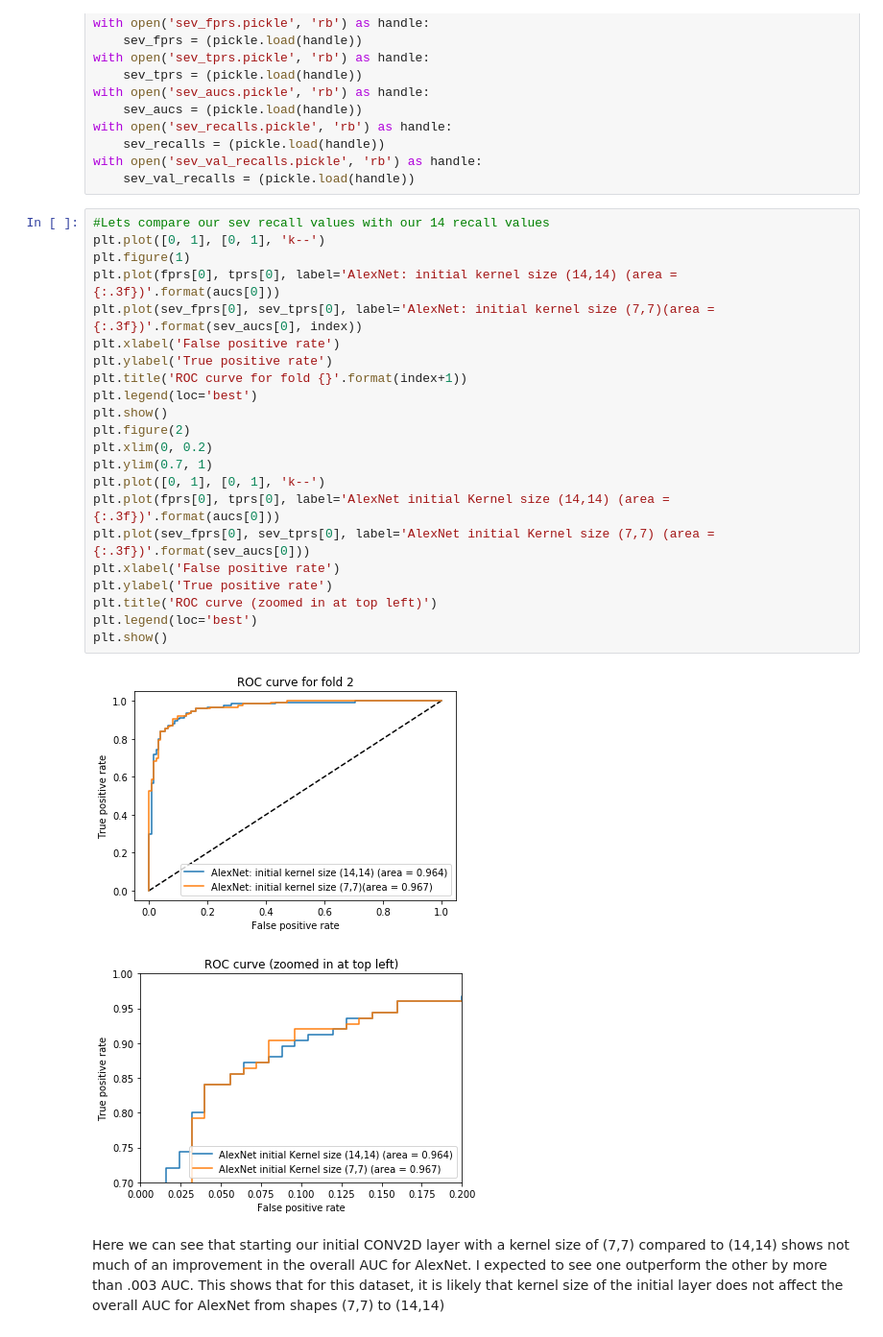
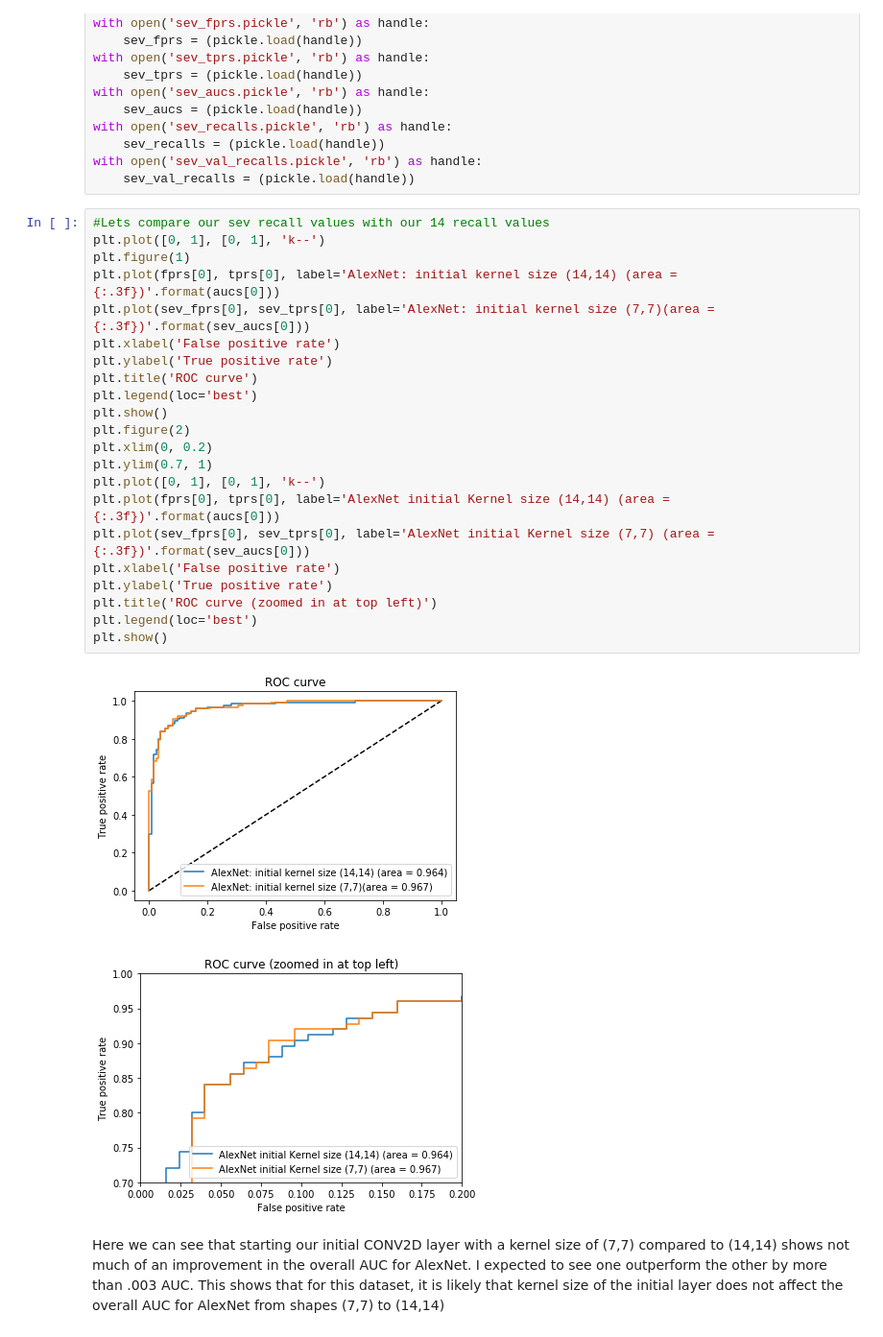
Before and after one commit to Hd0702/CSE5324, a Jupyter notebook: A6/Lab6.ipynb, the cells around one changed output. Shown at 96% size. Drawn from its saved outputs; the diff is of its cells as text.

```diff
--- a/A6/Lab6.ipynb
+++ b/A6/Lab6.ipynb
@@ -419,27 +417,27 @@ with open('sev_val_recalls.pickle', 'rb') as handle:
 # %%
 #Lets compare our sev recall values with our 14 recall values
 plt.plot([0, 1], [0, 1], 'k--')
 plt.figure(1)
 plt.plot(fprs[0], tprs[0], label='AlexNet: initial kernel size (14,14) (area = {:.3f})'.format(aucs[0]))
-plt.plot(sev_fprs[0], sev_tprs[0], label='AlexNet: initial kernel size (7,7)(area = {:.3f})'.format(sev_aucs[0], index))
+plt.plot(sev_fprs[0], sev_tprs[0], label='AlexNet: initial kernel size (7,7)(area = {:.3f})'.format(sev_aucs[0]))
 plt.xlabel('False positive rate')
 plt.ylabel('True positive rate')
-plt.title('ROC curve for fold {}'.format(index+1))
+plt.title('ROC curve')
 plt.legend(loc='best')
 plt.show()
 plt.figure(2)
 plt.xlim(0, 0.2)
 plt.ylim(0.7, 1)
 plt.plot([0, 1], [0, 1], 'k--')
 plt.plot(fprs[0], tprs[0], label='AlexNet initial Kernel size (14,14) (area = {:.3f})'.format(aucs[0]))
 plt.plot(sev_fprs[0], sev_tprs[0], label='AlexNet initial Kernel size (7,7) (area = {:.3f})'.format(sev_aucs[0]))
 plt.xlabel('False positive rate')
 plt.ylabel('True positive rate')
 plt.title('ROC curve (zoomed in at top left)')
 plt.legend(loc='best')
 plt.show()
 # %% [output]
-[figure, old version]
+[figure, new version]
 [figure]
 # %% [markdown]
 Here we can see that starting our initial CONV2D layer with a kernel size of (7,7) compared to (14,14) shows not much of an improvement in the overall AUC for AlexNet. I expected to see one outperform the other by more than .003 AUC. This shows that for this dataset, it is likely that kernel size of the initial layer does not affect the overall AUC for AlexNet from shapes (7,7) to (14,14)
```
Also changed, not shown: parts of 2 cells of this notebook.
